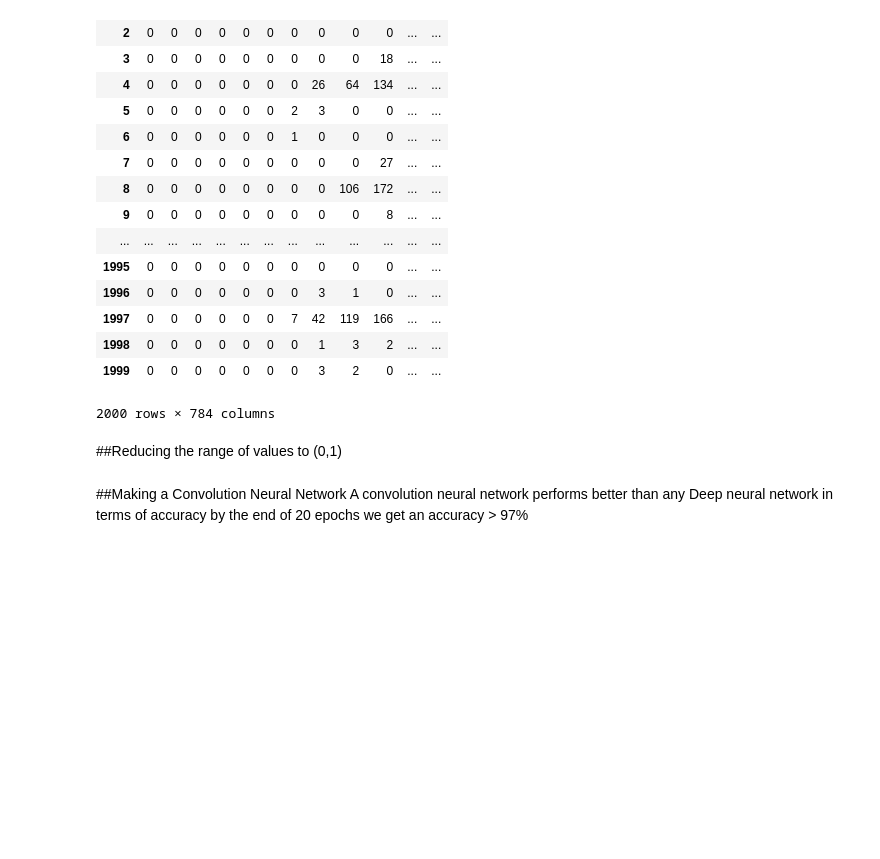
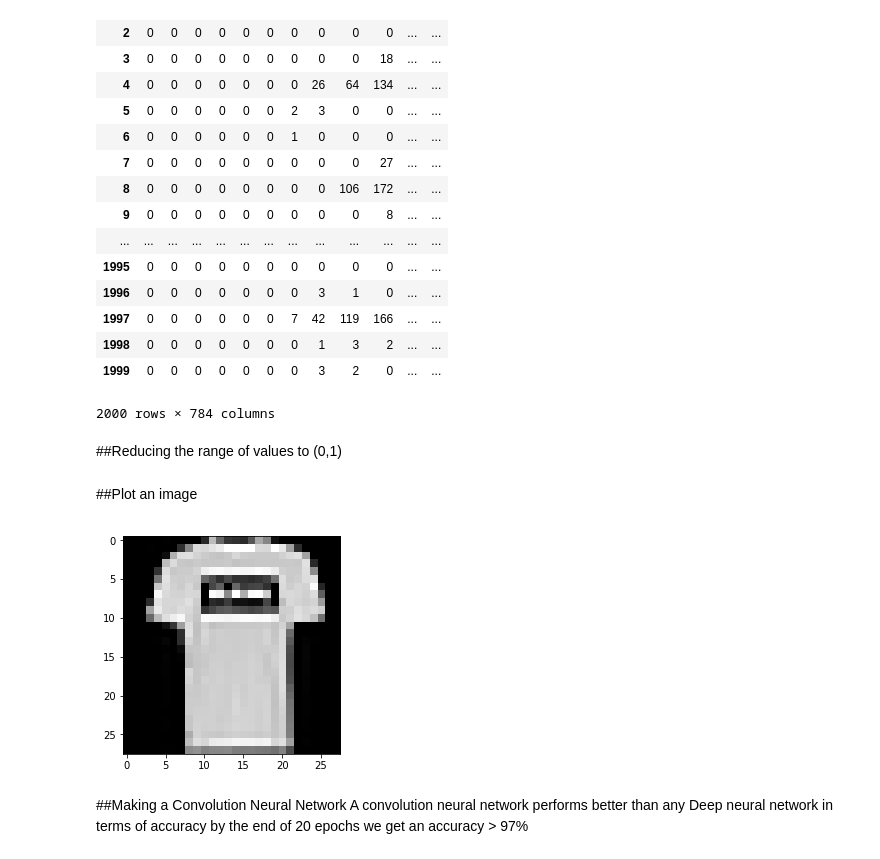
Before and after one commit to dax-1895/Twitter-data-mining, a Jupyter notebook: project2.ipynb, the cells around one changed output. Saved outputs shown, nothing was run; the diff lists cells and outputs as text; code cells hidden in the pictures; blank space fills up the shorter version.

```diff
--- a/project2.ipynb
+++ b/project2.ipynb
@@ -70,6 +70,15 @@ train_label=train_label
 #reshaping the values inorder to fit into theneural network
 train_images=train_images.reshape(8000, 28, 28, 1)
 test_images = test_images.reshape(2000, 28, 28, 1)
+# %% [markdown]
+##Plot an image
+# %%
+x=train_images[0].reshape(28,28)
+import matplotlib.pyplot as plt
+plt.imshow(x,cmap='gray')
+plt.show()
+# %% [output]
+[figure, added]
 # %% [markdown]
 ##Making a Convolution Neural Network
 A convolution neural network performs better than any Deep neural network in terms of accuracy by the end of 20 epochs we get an accuracy > 97%
```
Also changed, not shown: parts of 4 cells of this notebook.
